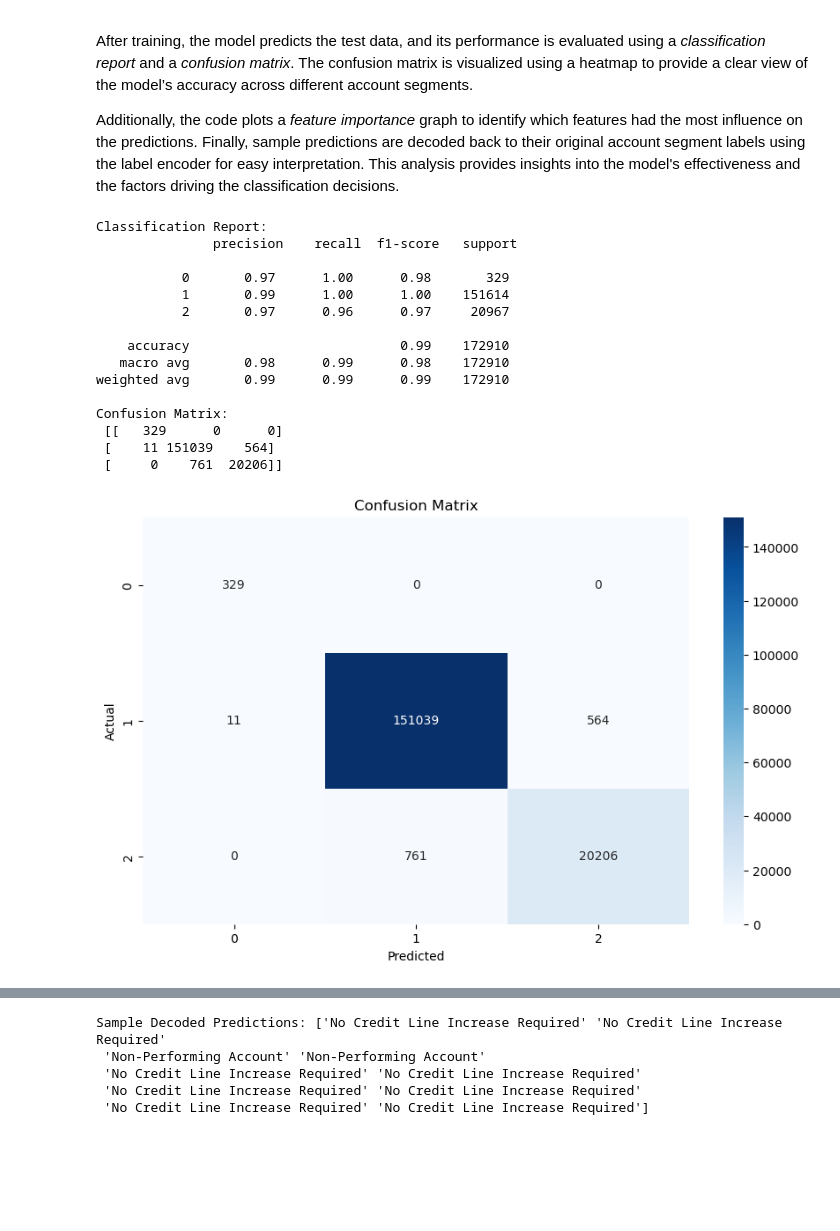
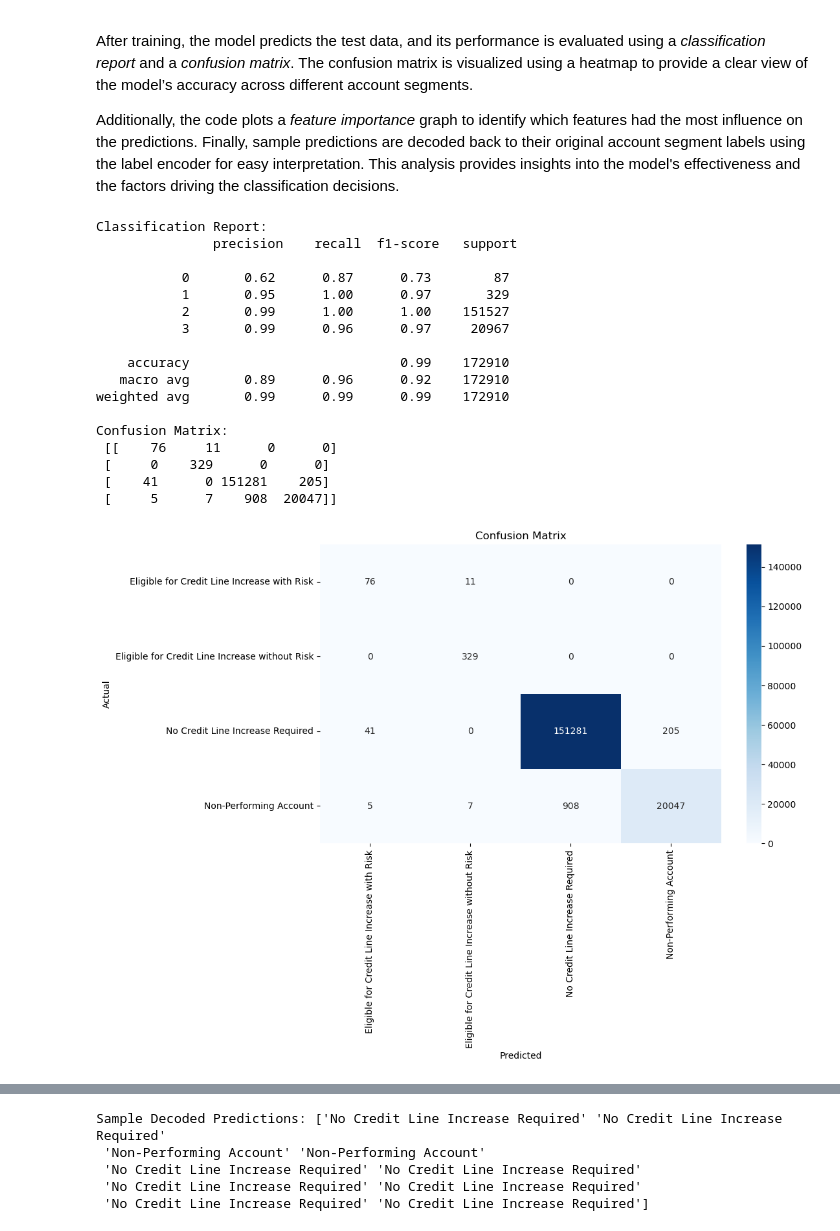
Before and after one commit to mohi-m/Data-THIS-Data-THAT, a Jupyter notebook: classification_model_customer_segmentation.ipynb, the cells around one changed output, grey strips where cells are left out. Cells and saved outputs as stored; diff of their text form; code cells hidden in the pictures; blank space fills up the shorter version.

```diff
--- a/classification_model_customer_segmentation.ipynb
+++ b/classification_model_customer_segmentation.ipynb
@@ -205,15 +205,15 @@ def classify_accounts(row):
         return "Eligible for Credit Line Increase without Risk"
 
     elif (
-        0 <= row['ca_avg_utilz_lst_6_mnths'] <= 60 and
-        0 <= row['cu_cur_nbr_due'] <= 1 and
-        0 <= row['return_check_cnt_2yr'] <= 1 and
-        0 <= row['fraud_last_12_months'] <= 1 and
-        600 <= row['cu_crd_bureau_scr'] < 740 and
-        0 <= row['ca_max_dlq_lst_6_mnths'] <= 1 and
-        row['ca_mnths_since_active'] > 6 and
+        row['ca_avg_utilz_lst_6_mnths'] <= 60 and
+        row['cu_cur_nbr_due'] <= 1 and
+        row['return_check_cnt_2yr'] <= 1 and
+        row['fraud_last_12_months'] <= 1 and
+        600 <= row['cu_crd_bureau_scr'] < 800 and
+        row['ca_max_dlq_lst_6_mnths'] <= 1 and
+        row['ca_mnths_since_active'] > 3 and
         row['ca_mnths_since_cl_chng'] > 6 and
-        0 <= row['ca_nsf_count_lst_12_months'] <= 1 and
+        row['ca_nsf_count_lst_12_months'] <= 1 and
         row['fraud_amount_gt_1000'] == 0
     ):
         return "Eligible for Credit Line Increase with Risk"
@@ -305,40 +311,45 @@ y_pred = rf_model.predict(X_test)
 
 # Evaluate the model
 print("Classification Report:\n", classification_report(y_test, y_pred))
 print("Confusion Matrix:\n", confusion_matrix(y_test, y_pred))
 
-# Visualize results
+# Visualize results with labels
+conf_matrix = confusion_matrix(y_test, y_pred)
 plt.figure(figsize=(10, 6))
-sns.heatmap(confusion_matrix(y_test, y_pred), annot=True, fmt='d', cmap='Blues')
+sns.heatmap(conf_matrix, annot=True, fmt='d', cmap='Blues',
+            xticklabels=label_encoder.classes_,
+            yticklabels=label_encoder.classes_)
 plt.title("Confusion Matrix")
 plt.xlabel("Predicted")
 plt.ylabel("Actual")
 plt.show()
 
 # Visualize feature importance
 feature_importance = rf_model.feature_importances_
 plt.figure(figsize=(10, 10))
 sns.barplot(x=feature_importance, y=features)
 plt.title("Feature Importance")
 plt.show()
 
 # Decode target labels for interpretation of predictions (optional)
 decoded_predictions = label_encoder.inverse_transform(y_pred[:10])
 print("Sample Decoded Predictions:", decoded_predictions)
 # %% [output]
 Classification Report:
                precision    recall  f1-score   support
 
-           0       0.97      1.00      0.98       329
-           1       0.99      1.00      1.00    151614
-           2       0.97      0.96      0.97     20967
+           0       0.62      0.87      0.73        87
+           1       0.95      1.00      0.97       329
+           2       0.99      1.00      1.00    151527
+           3       0.99      0.96      0.97     20967
 
     accuracy                           0.99    172910
-   macro avg       0.98      0.99      0.98    172910
+   macro avg       0.89      0.96      0.92    172910
 weighted avg       0.99      0.99      0.99    172910
 
 Confusion Matrix:
- [[   329      0      0]
- [    11 151039    564]
- [     0    761  20206]]
+ [[    76     11      0      0]
+ [     0    329      0      0]
+ [    41      0 151281    205]
+ [     5      7    908  20047]]
-[figure, old version]
+[figure, new version]
```
Also changed, not shown: parts of 2 cells of this notebook, 3 other files.
